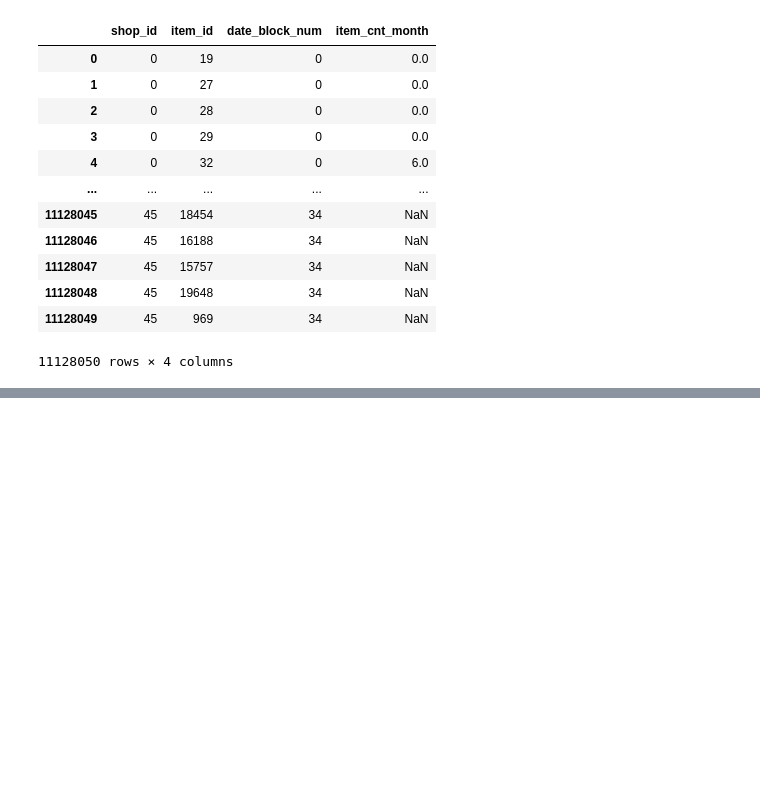
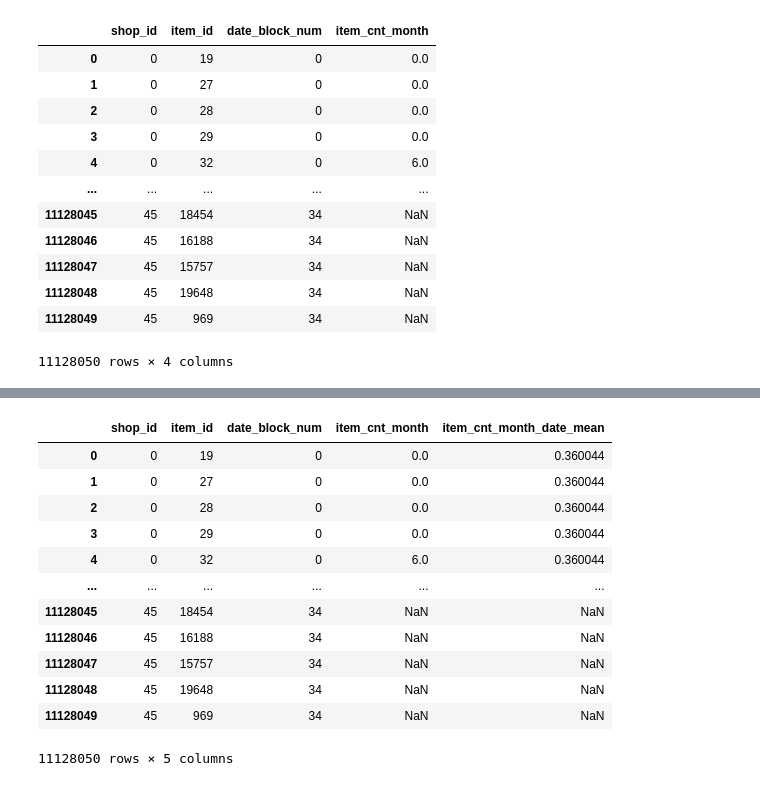
Before and after one commit to ddmitry80/coursera_how_to_win_kaggle, a Jupyter notebook: Final_project/Coursera_Kaggle_Project.ipynb, the cells around one changed output, grey strips where cells are left out. Cells and saved outputs as stored; diff of their text form; code cells hidden in the pictures; blank space fills up the shorter version.

```diff
--- a/Final_project/Coursera_Kaggle_Project.ipynb
+++ b/Final_project/Coursera_Kaggle_Project.ipynb
@@ -358,3 +370,12 @@ mdata
 | 11128048 | 45 | 19648 | 34 | NaN |
 | 11128049 | 45 | 969 | 34 | NaN |
 11128050 rows × 4 columns
+# %%
+%%time
+# Mean encoded features
+column = mdata.groupby(['date_block_num']).agg('item_cnt_month').mean().to_frame().rename(
+    columns={'item_cnt_month':'item_cnt_month_date_mean'}).reset_index()
+
+mdata = pd.merge(mdata, column, on=['date_block_num'], how='left')
+mdata
+# %% [output]
@@ -360,0 +384,13 @@ mdata
+|  | shop_id | item_id | date_block_num | item_cnt_month | item_cnt_month_date_mean |
+| 0 | 0 | 19 | 0 | 0.0 | 0.360044 |
+| 1 | 0 | 27 | 0 | 0.0 | 0.360044 |
+| 2 | 0 | 28 | 0 | 0.0 | 0.360044 |
+| 3 | 0 | 29 | 0 | 0.0 | 0.360044 |
+| 4 | 0 | 32 | 0 | 6.0 | 0.360044 |
+| ... | ... | ... | ... | ... | ... |
+| 11128045 | 45 | 18454 | 34 | NaN | NaN |
+| 11128046 | 45 | 16188 | 34 | NaN | NaN |
+| 11128047 | 45 | 15757 | 34 | NaN | NaN |
+| 11128048 | 45 | 19648 | 34 | NaN | NaN |
+| 11128049 | 45 | 969 | 34 | NaN | NaN |
+11128050 rows × 5 columns
```
Also changed, not shown: parts of 12 cells of this notebook, 3 other files.
